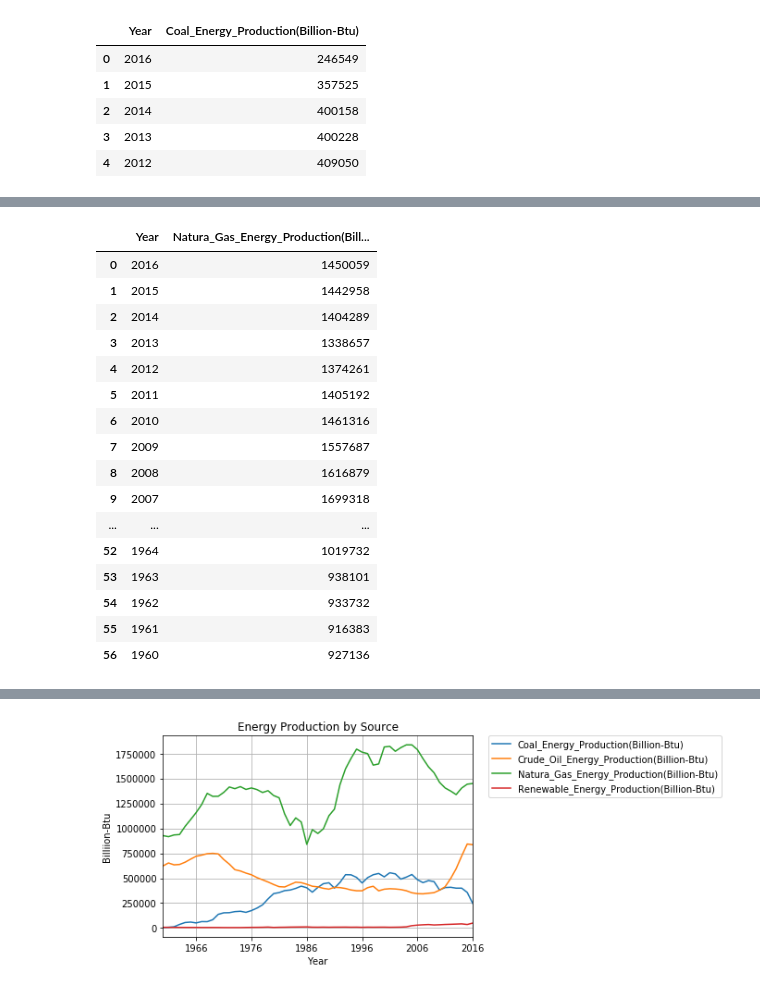
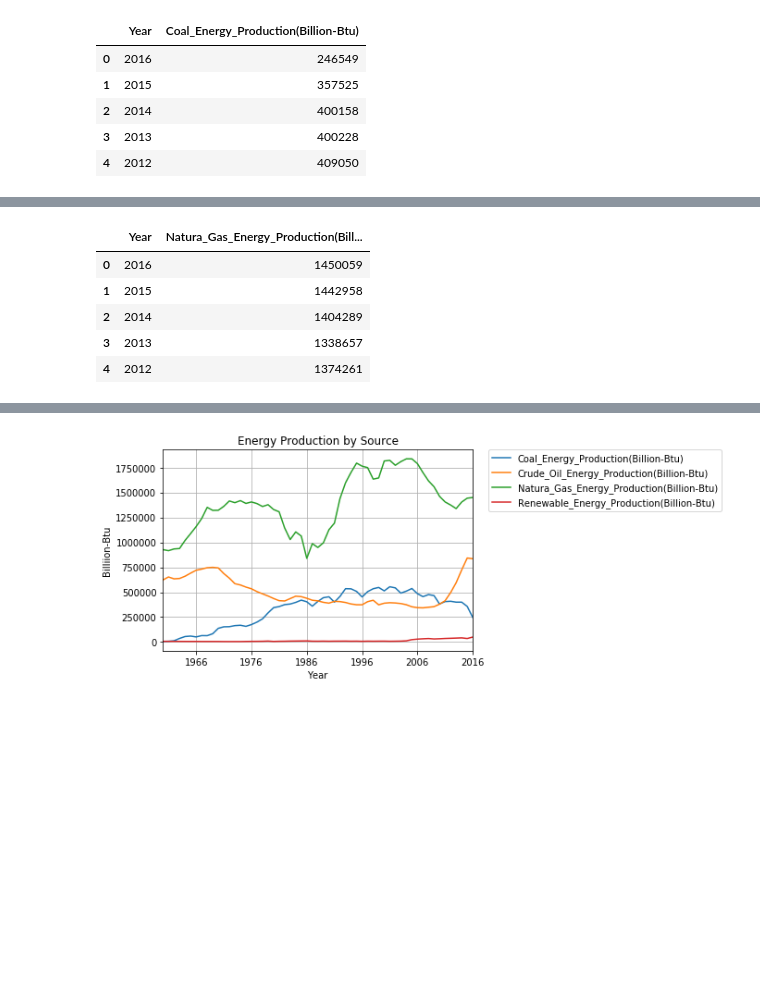
Before and after one commit to MTRaley52/Project_1, a Jupyter notebook: CleanenergyFile.ipynb, the cells around one changed output, grey strips where cells are left out. Saved outputs shown, nothing was run; the diff lists cells and outputs as text; code cells hidden in the pictures; blank space fills up the shorter version.

```diff
--- a/CleanenergyFile.ipynb
+++ b/CleanenergyFile.ipynb
@@ -62,29 +51,18 @@ Crude_df
 # %%
 base_url="http://api.eia.gov/series/?"
 series_id_to_call=["SEDS.NGMPB.NM.A"]
 parame={"api_key":gkey,"series_id":series_id_to_call}
 Gas = requests.get(base_url, params=parame).json()
 Gas_df=pd.DataFrame(Gas["series"][0]["data"])
 Gas_df.columns=["Year","Natura_Gas_Energy_Production(Billion-Btu)"]
-Gas_df
+Gas_df.head()
 # %% [output]
 |  | Year | Natura_Gas_Energy_Production(Bill... |
 | 0 | 2016 | 1450059 |
 | 1 | 2015 | 1442958 |
 | 2 | 2014 | 1404289 |
 | 3 | 2013 | 1338657 |
 | 4 | 2012 | 1374261 |
-| 5 | 2011 | 1405192 |
-| 6 | 2010 | 1461316 |
-| 7 | 2009 | 1557687 |
-| 8 | 2008 | 1616879 |
-| 9 | 2007 | 1699318 |
-| ... | ... | ... |
-| 52 | 1964 | 1019732 |
-| 53 | 1963 | 938101 |
-| 54 | 1962 | 933732 |
-| 55 | 1961 | 916383 |
-| 56 | 1960 | 927136 |
 # %%
 base_url="http://api.eia.gov/series/?"
 series_id_to_call=["SEDS.REPRB.NM.A"]
```
Also changed, not shown: parts of 2 cells of this notebook.
